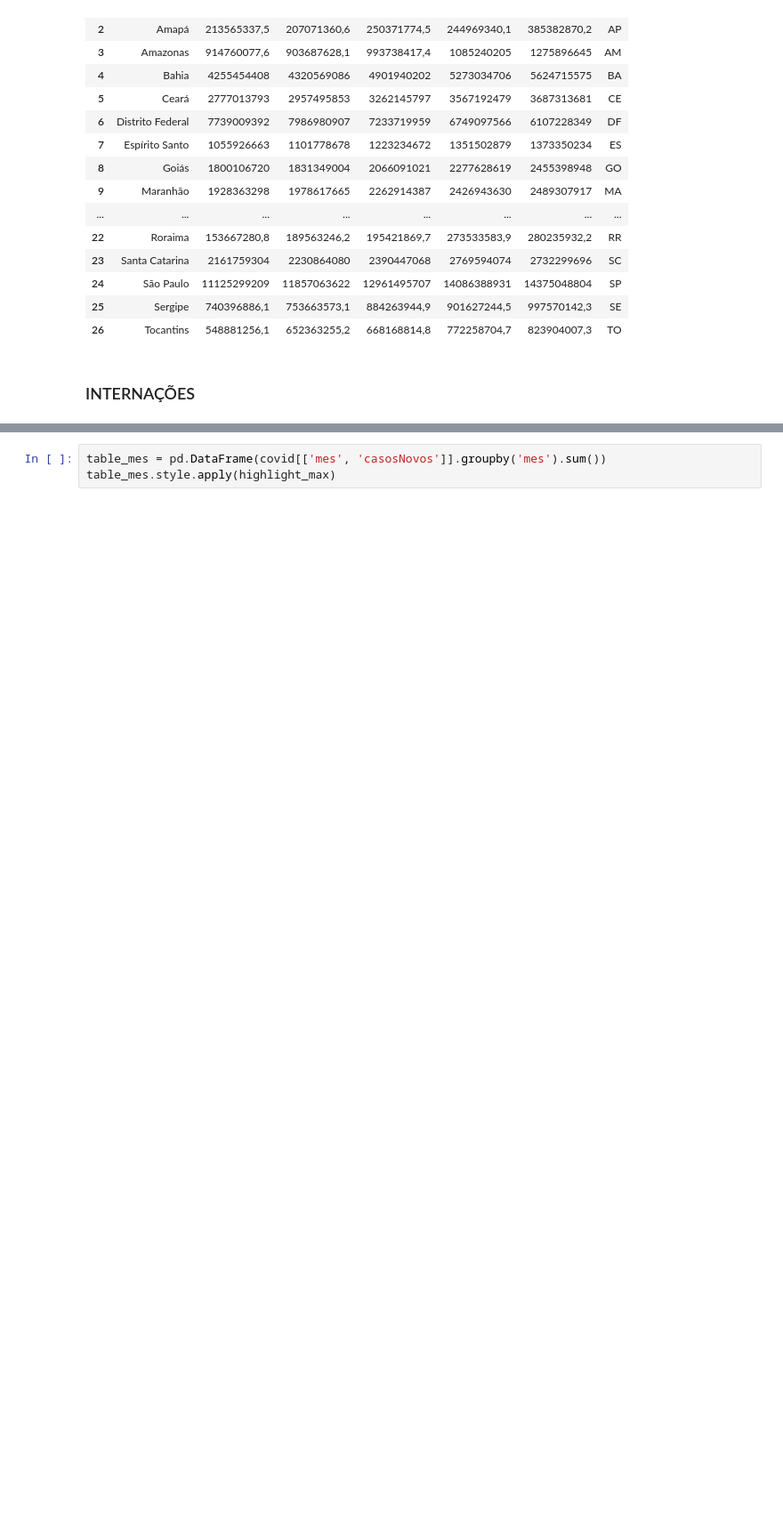
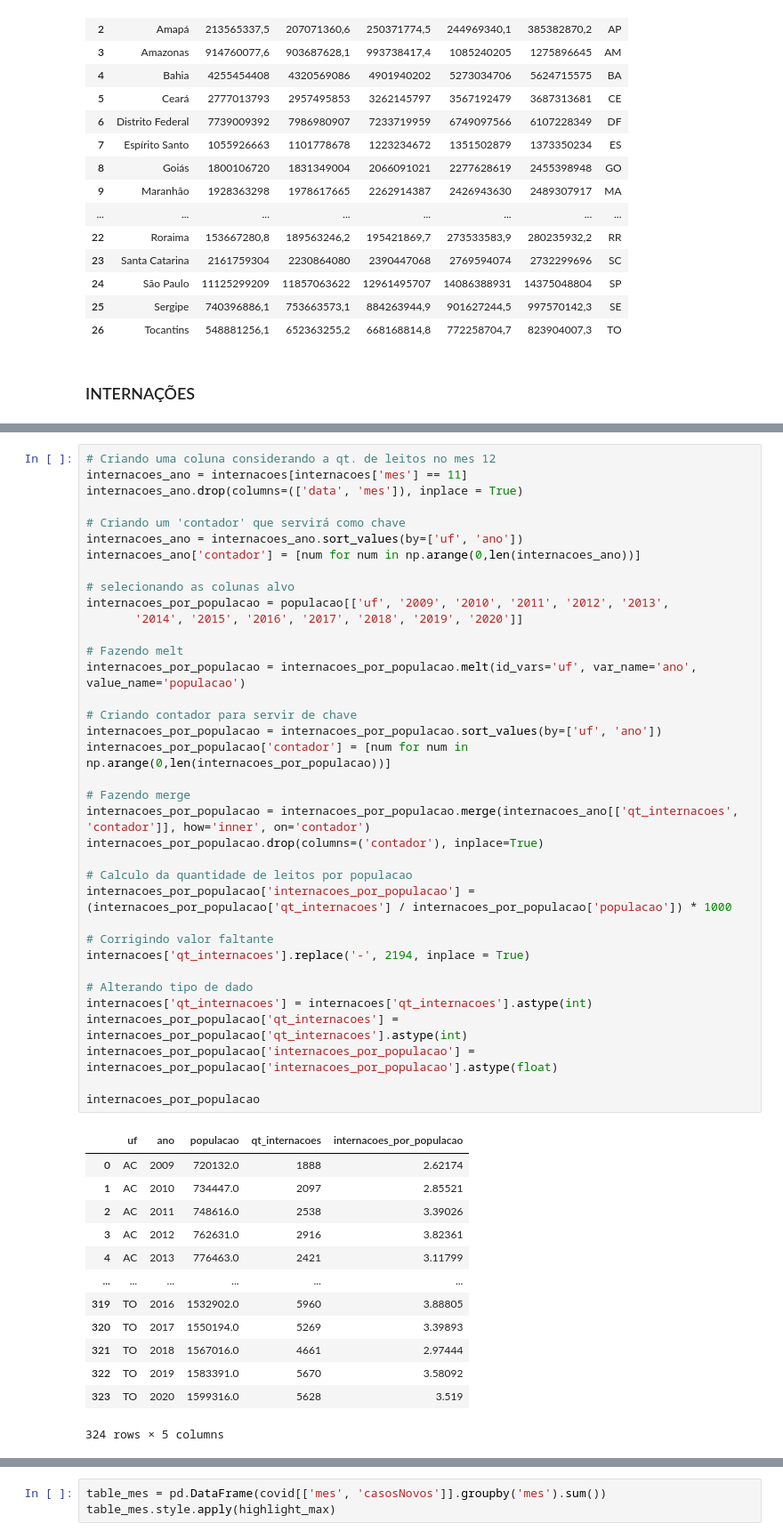
Before and after one commit to daianeklein/bootcamp-Alura, a Jupyter notebook: Desafio-Modulo4.ipynb, the cells around one changed output, grey strips where cells are left out. Shown at 89% size. Cells and saved outputs as stored; diff of their text form; blank space fills up the shorter version.

```diff
--- a/Desafio-Modulo4.ipynb
+++ b/Desafio-Modulo4.ipynb
@@ -761,0 +771,50 @@ internacoes
+# %%
+# Criando uma coluna considerando a qt. de leitos no mes 12
+internacoes_ano = internacoes[internacoes['mes'] == 11]
+internacoes_ano.drop(columns=(['data', 'mes']), inplace = True)
+
+# Criando um 'contador' que servirá como chave
+internacoes_ano = internacoes_ano.sort_values(by=['uf', 'ano'])
+internacoes_ano['contador'] = [num for num in np.arange(0,len(internacoes_ano))]
+
+# selecionando as colunas alvo
+internacoes_por_populacao = populacao[['uf', '2009', '2010', '2011', '2012', '2013',
+       '2014', '2015', '2016', '2017', '2018', '2019', '2020']]
+
+# Fazendo melt
+internacoes_por_populacao = internacoes_por_populacao.melt(id_vars='uf', var_name='ano', value_name='populacao')
+
+# Criando contador para servir de chave
+internacoes_por_populacao = internacoes_por_populacao.sort_values(by=['uf', 'ano'])
+internacoes_por_populacao['contador'] = [num for num in np.arange(0,len(internacoes_por_populacao))]
+
+# Fazendo merge
+internacoes_por_populacao = internacoes_por_populacao.merge(internacoes_ano[['qt_internacoes', 'contador']], how='inner', on='contador')
+internacoes_por_populacao.drop(columns=('contador'), inplace=True)
+
+# Calculo da quantidade de leitos por populacao
+internacoes_por_populacao['internacoes_por_populacao'] = (internacoes_por_populacao['qt_internacoes'] / internacoes_por_populacao['populacao']) * 1000
+
+# Corrigindo valor faltante
+internacoes['qt_internacoes'].replace('-', 2194, inplace = True)
+
+# Alterando tipo de dado
+internacoes['qt_internacoes'] = internacoes['qt_internacoes'].astype(int)
+internacoes_por_populacao['qt_internacoes'] = internacoes_por_populacao['qt_internacoes'].astype(int)
+internacoes_por_populacao['internacoes_por_populacao'] = internacoes_por_populacao['internacoes_por_populacao'].astype(float)
+
+internacoes_por_populacao
+# %% [output]
+|  | uf | ano | populacao | qt_internacoes | internacoes_por_populacao |
+| 0 | AC | 2009 | 720132.0 | 1888 | 2.62174 |
+| 1 | AC | 2010 | 734447.0 | 2097 | 2.85521 |
+| 2 | AC | 2011 | 748616.0 | 2538 | 3.39026 |
+| 3 | AC | 2012 | 762631.0 | 2916 | 3.82361 |
+| 4 | AC | 2013 | 776463.0 | 2421 | 3.11799 |
+| ... | ... | ... | ... | ... | ... |
+| 319 | TO | 2016 | 1532902.0 | 5960 | 3.88805 |
+| 320 | TO | 2017 | 1550194.0 | 5269 | 3.39893 |
+| 321 | TO | 2018 | 1567016.0 | 4661 | 2.97444 |
+| 322 | TO | 2019 | 1583391.0 | 5670 | 3.58092 |
+| 323 | TO | 2020 | 1599316.0 | 5628 | 3.519 |
+324 rows × 5 columns
```
Also changed, not shown: parts of 8 cells of this notebook.
